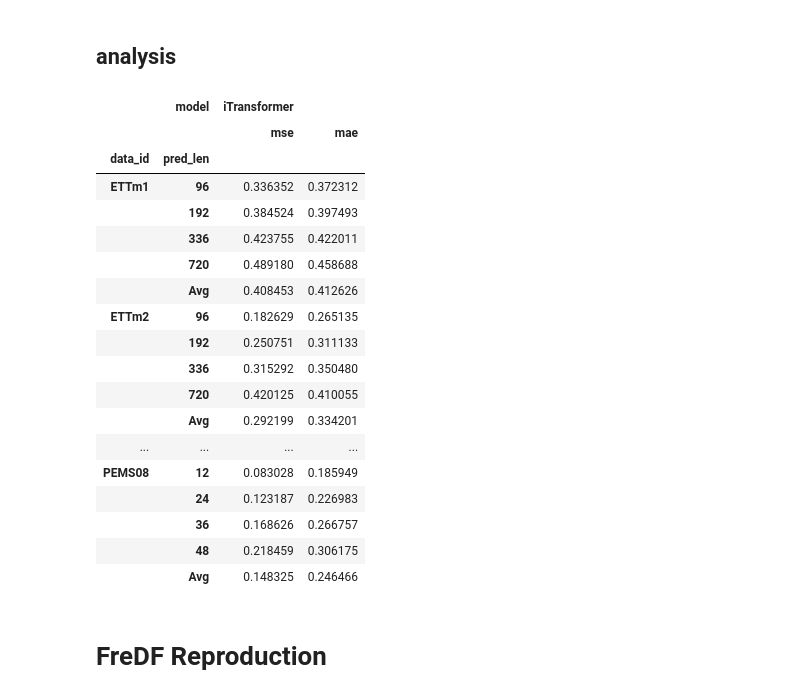
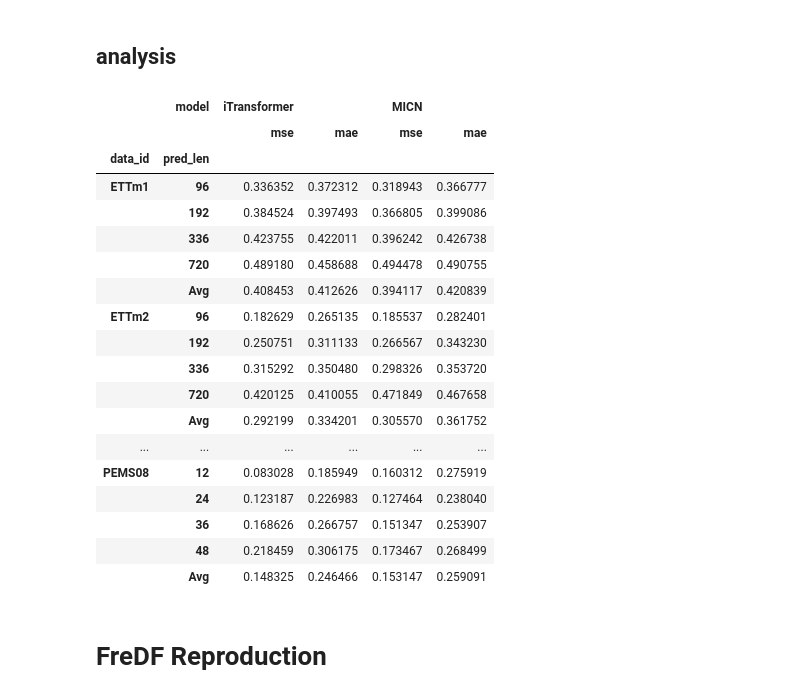
Before and after one commit to Master-PLC/FreDF, a Jupyter notebook: analyze/FreDF/1.long_term_forecast.ipynb, the cells around one changed output. Drawn from its saved outputs; the diff is of its cells as text; code cells hidden in the pictures.

```diff
--- a/analyze/FreDF/1.long_term_forecast.ipynb
+++ b/analyze/FreDF/1.long_term_forecast.ipynb
@@ -89,8 +89,8 @@ min_mode = 'group'
 
 df2 = df.copy()
 
-columns = ['model', 'data_id', 'learning_rate', 'auxi_loss', 'rec_lambda', 'auxi_lambda']
 if min_mode == 'group':
+    columns = ['model', 'data_id', 'learning_rate']
     mse_mean = df2.groupby(columns)['mse'].mean().reset_index()
     idx = mse_mean.groupby(['model', 'data_id'])['mse'].idxmin()
     best_model = mse_mean.loc[idx]
@@ -105,60 +105,60 @@ elif min_mode == 'sum':
     df2 = df2.loc[min_sum_idx]
     df2 = df2.drop(columns=['sum_error'])
 
-columns = ['model', 'pred_len', 'data_id', 'mse', 'mae', 'learning_rate', 'inner_lr', 'meta_lr', 'auxi_loss', 'rec_lambda', 'auxi_lambda', 'lradj', 'train_epochs', 'patience', 'batch_size', 'auxi_batch_size', 'warmup_steps', 'meta_inner_steps', 'overlap_ratio', 'num_tasks', 'max_norm', 'first_order', 'auxi_mode', 'auxi_type', 'exp_dir']
+columns = ['model', 'pred_len', 'data_id', 'mse', 'mae', 'learning_rate', 'auxi_loss', 'rec_lambda', 'auxi_lambda', 'lradj', 'train_epochs', 'patience', 'batch_size', 'auxi_mode', 'auxi_type', 'exp_dir']
 df2 = df2[columns]
 
 dst_order = ['ETTm1', 'ETTm2', 'ETTh1', 'ETTh2', 'ECL', 'Traffic', 'Weather', 'PEMS03', 'PEMS08']
 df2['data_id'] = pd.Categorical(df2['data_id'], categories=dst_order, ordered=True)
 
-model_order = ['iTransformer']
+model_order = ['iTransformer', 'MICN']
 df2['model'] = pd.Categorical(df2['model'], categories=model_order, ordered=True)
 df2.sort_values(by=['model', 'data_id', 'pred_len'], inplace=True)
 
 # save_root = '/mnt/tidalfs-bdsz01/usr/panlicheng/workspace/TransDF/stats'
 # os.makedirs(save_root, exist_ok=True)
 # df2.to_csv(f"{save_root}/finetune_best_meta.csv", index=False)
 
 # print(df2)
 df2_avg = df2.groupby(['model', 'data_id']).mean(numeric_only=True).reset_index()
 df2_avg['pred_len'] = 'Avg'
 
 df2 = pd.concat([df2, df2_avg]).reset_index(drop=True)
 
 # pl_order = [96, 192, 336, 720, 'Avg']
 # df2['pred_len'] = pd.Categorical(df2['pred_len'], categories=pl_order, ordered=True)
 
 df2.sort_values(by=['data_id', 'model', 'pred_len'], inplace=True)
-df2.dropna(inplace=True, thresh=5)
-df2
+# df2.dropna(inplace=True, thresh=5)
+# df2
 
 df2_show = df2.set_index(['data_id', 'pred_len', 'model']).unstack('model').swaplevel(axis=1)
 columns = []
 for model in df2_show.columns.levels[0]:
     columns.append((model, 'mse'))
     columns.append((model, 'mae'))
 df2_show = df2_show[columns]
 df2_show
 # %% [output]
-|  | model | iTransformer |  |
-|  |  | mse | mae |
-| data_id | pred_len |  |  |
-| ETTm1 | 96 | 0.336352 | 0.372312 |
-|  | 192 | 0.384524 | 0.397493 |
-|  | 336 | 0.423755 | 0.422011 |
-|  | 720 | 0.489180 | 0.458688 |
-|  | Avg | 0.408453 | 0.412626 |
-| ETTm2 | 96 | 0.182629 | 0.265135 |
-|  | 192 | 0.250751 | 0.311133 |
-|  | 336 | 0.315292 | 0.350480 |
-|  | 720 | 0.420125 | 0.410055 |
-|  | Avg | 0.292199 | 0.334201 |
-| ... | ... | ... | ... |
-| PEMS08 | 12 | 0.083028 | 0.185949 |
-|  | 24 | 0.123187 | 0.226983 |
-|  | 36 | 0.168626 | 0.266757 |
-|  | 48 | 0.218459 | 0.306175 |
-|  | Avg | 0.148325 | 0.246466 |
+|  | model | iTransformer |  | MICN |  |
+|  |  | mse | mae | mse | mae |
+| data_id | pred_len |  |  |  |  |
+| ETTm1 | 96 | 0.336352 | 0.372312 | 0.318943 | 0.366777 |
+|  | 192 | 0.384524 | 0.397493 | 0.366805 | 0.399086 |
+|  | 336 | 0.423755 | 0.422011 | 0.396242 | 0.426738 |
+|  | 720 | 0.489180 | 0.458688 | 0.494478 | 0.490755 |
+|  | Avg | 0.408453 | 0.412626 | 0.394117 | 0.420839 |
+| ETTm2 | 96 | 0.182629 | 0.265135 | 0.185537 | 0.282401 |
+|  | 192 | 0.250751 | 0.311133 | 0.266567 | 0.343230 |
+|  | 336 | 0.315292 | 0.350480 | 0.298326 | 0.353720 |
+|  | 720 | 0.420125 | 0.410055 | 0.471849 | 0.467658 |
+|  | Avg | 0.292199 | 0.334201 | 0.305570 | 0.361752 |
+| ... | ... | ... | ... | ... | ... |
+| PEMS08 | 12 | 0.083028 | 0.185949 | 0.160312 | 0.275919 |
+|  | 24 | 0.123187 | 0.226983 | 0.127464 | 0.238040 |
+|  | 36 | 0.168626 | 0.266757 | 0.151347 | 0.253907 |
+|  | 48 | 0.218459 | 0.306175 | 0.173467 | 0.268499 |
+|  | Avg | 0.148325 | 0.246466 | 0.153147 | 0.259091 |
 # %% [markdown]
 # FreDF Reproduction
 # %% [markdown]
```
Also changed, not shown: parts of 3 cells of this notebook, 12 other files.
